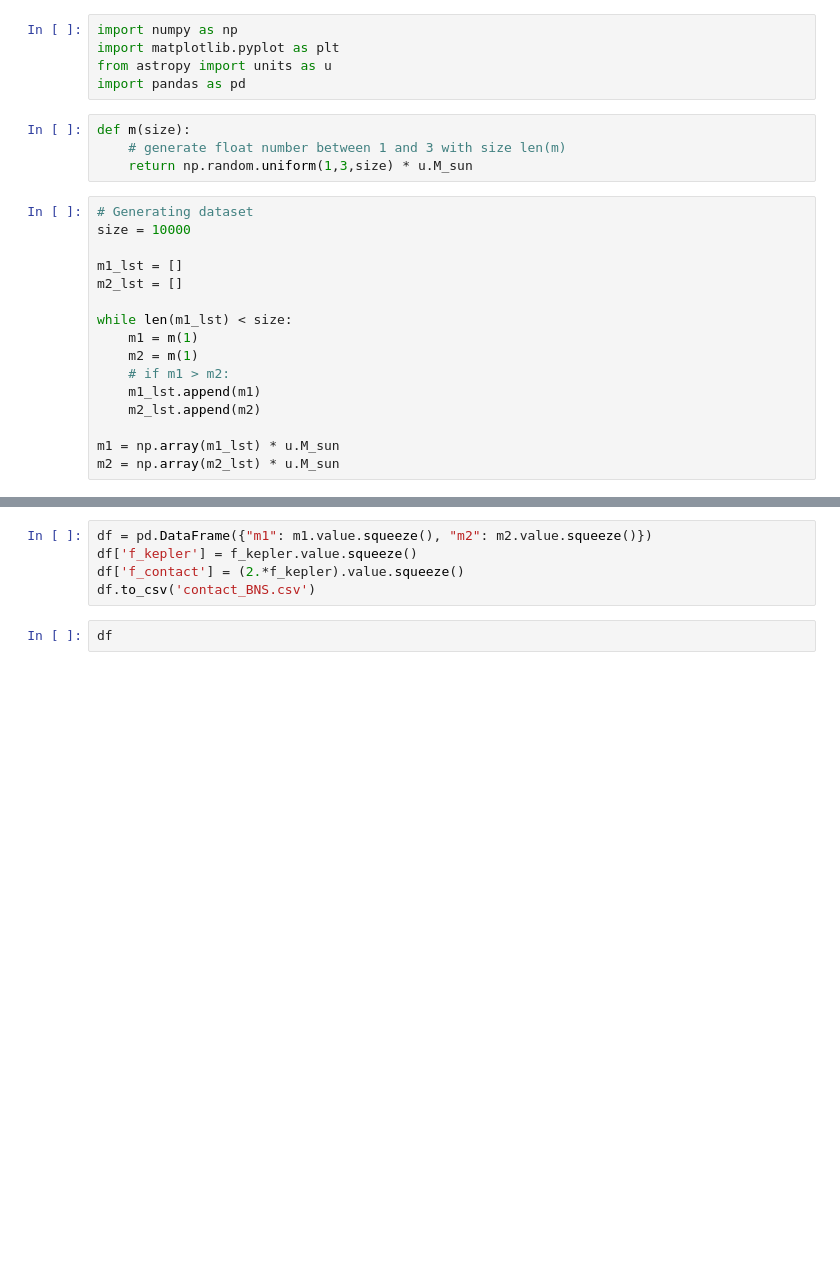
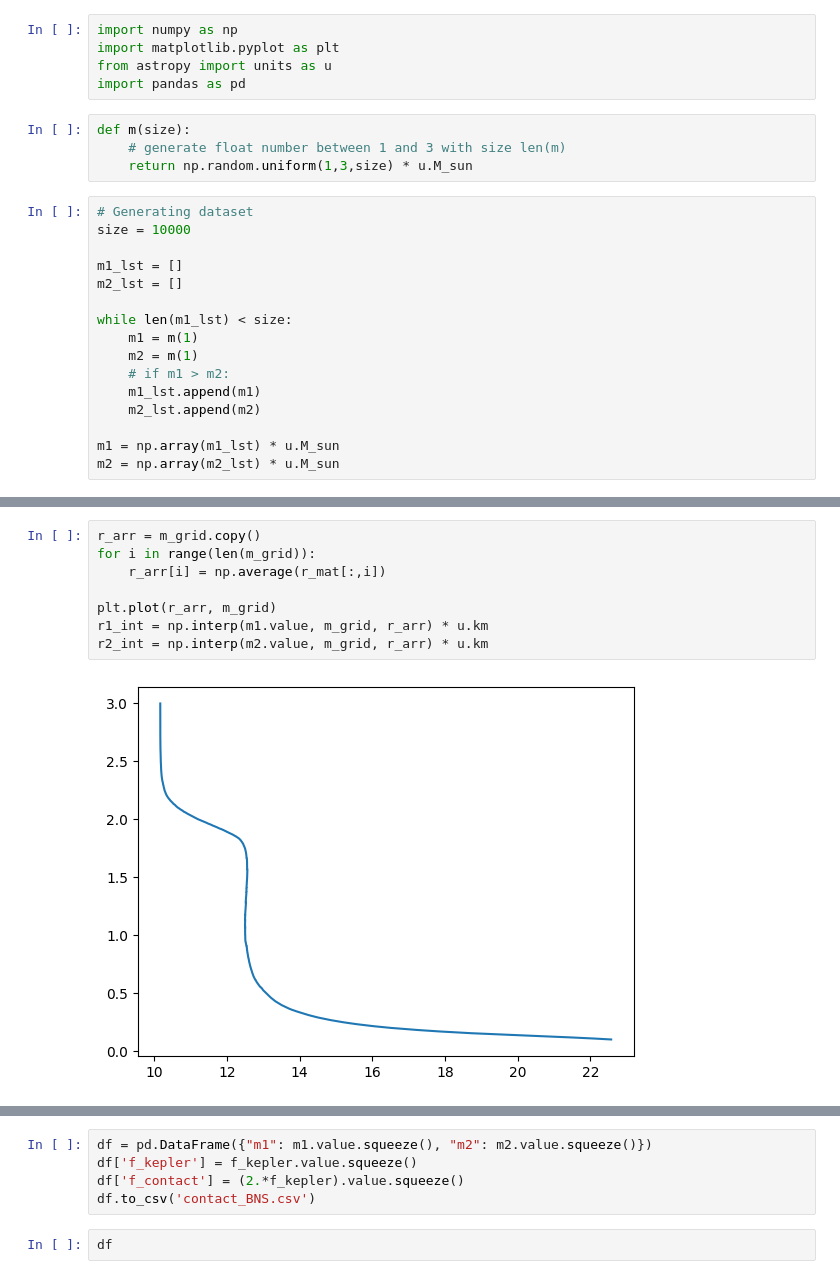
Before and after one commit to landryp/ns-fmodes, a Jupyter notebook: contact_BNS.ipynb, the cells around one changed output, grey strips where cells are left out. Drawn from its saved outputs; the diff is of its cells as text; blank space fills up the shorter version.

```diff
--- a/contact_BNS.ipynb
+++ b/contact_BNS.ipynb
@@ -40,3 +53,13 @@ plt.savefig('histogram_BNS.png')
+# %%
+r_arr = m_grid.copy()
+for i in range(len(m_grid)):
+    r_arr[i] = np.average(r_mat[:,i])
+
+plt.plot(r_arr, m_grid)
+r1_int = np.interp(m1.value, m_grid, r_arr) * u.km
+r2_int = np.interp(m2.value, m_grid, r_arr) * u.km
+# %% [output]
+[figure, added]
 # %%
 from astropy.constants import G, c
 
```
Also changed, not shown: parts of 4 cells of this notebook, 2 other files.
